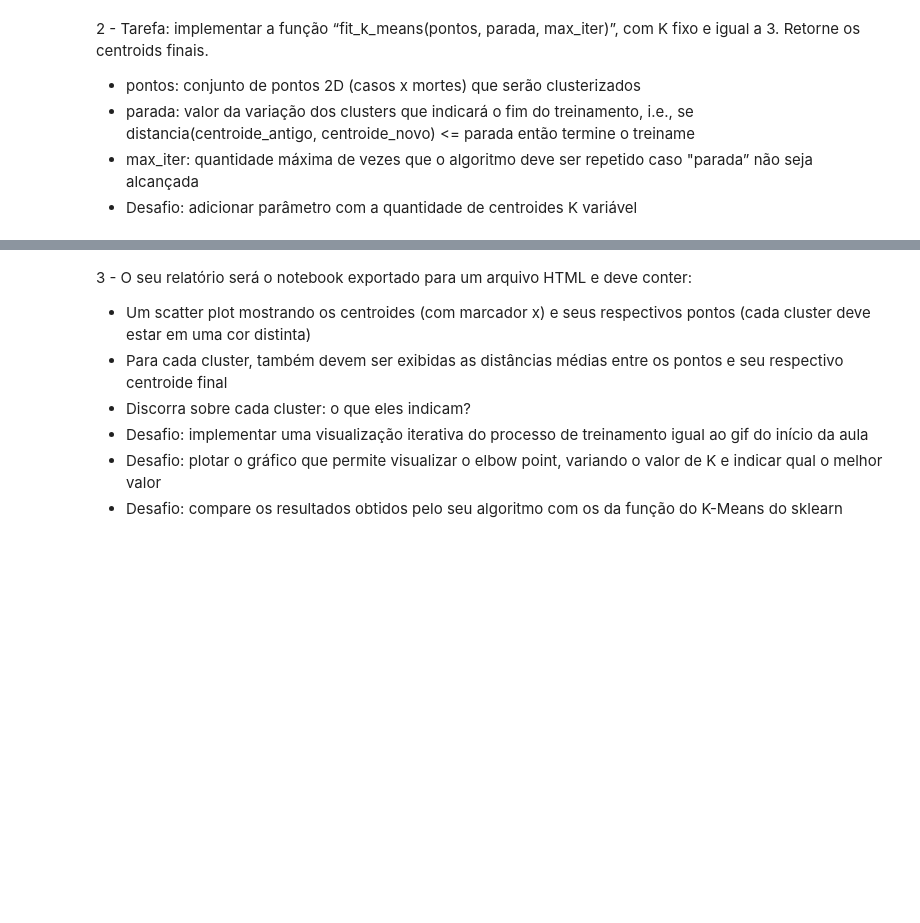
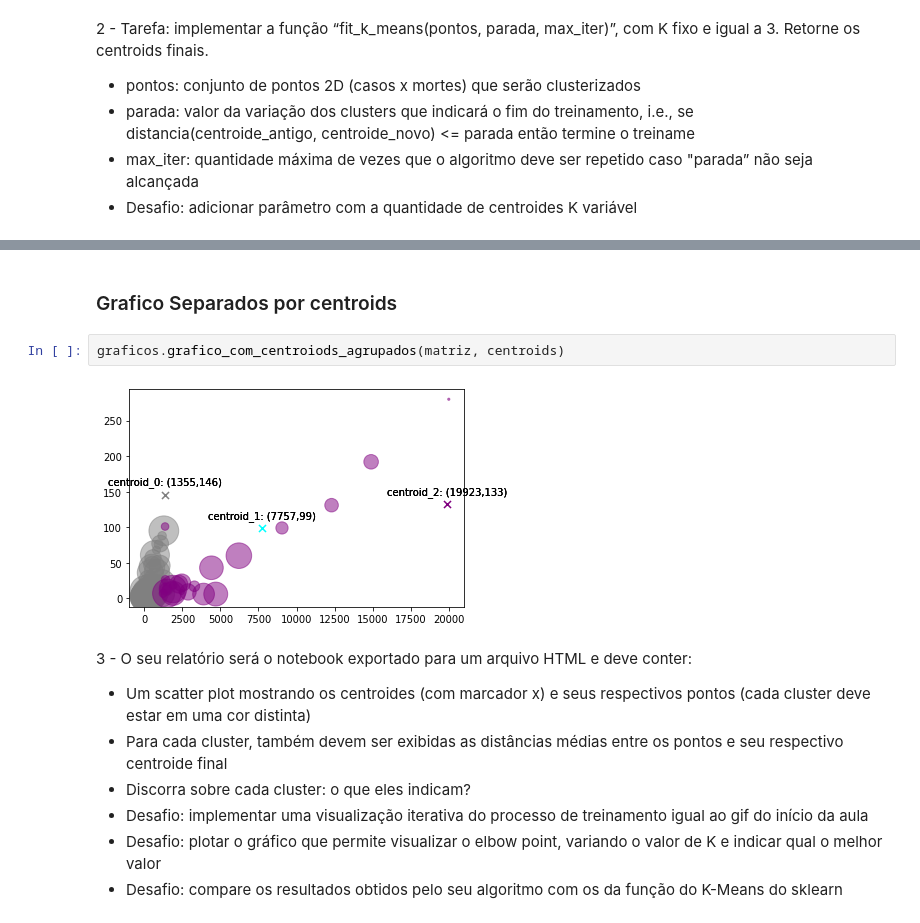
Before and after one commit to alanpadua/AprendizadoNaoSupervisionado_trab01, a Jupyter notebook: main.ipynb, the cells around one changed output, grey strips where cells are left out. Saved outputs shown, nothing was run; the diff lists cells and outputs as text; blank space fills up the shorter version.

```diff
--- a/main.ipynb
+++ b/main.ipynb
@@ -224,3 +230,9 @@ graficos.grafico_com_centroiods(kmeansCalculo.conjunto, kmeansCalculo.gerar_pont
+# %% [markdown]
+### Grafico Separados por centroids
+# %%
+graficos.grafico_com_centroiods_agrupados(matriz, centroids)
+# %% [output]
+[figure, added]
 # %% [markdown]
 3 - O seu relatório será o notebook exportado para um arquivo HTML e deve conter:
 
```
Also changed, not shown: parts of 13 cells of this notebook, 6 other files.
